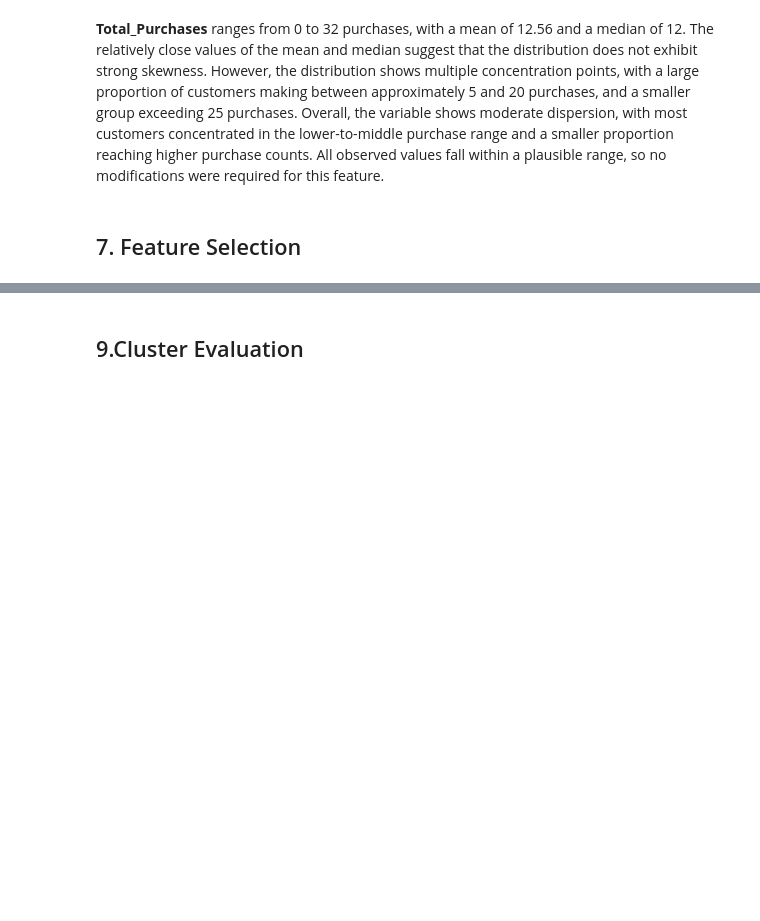
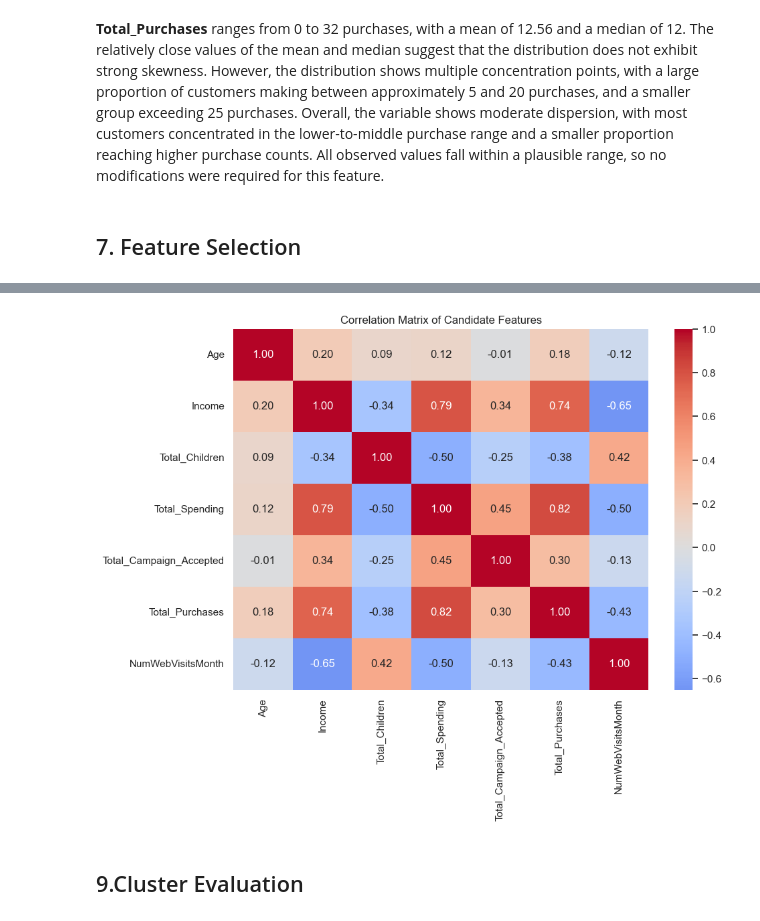
Before and after one commit to fridacarbajalordonez/customer-segmentation-kmeans, a Jupyter notebook: notebooks/customer_segmentation.ipynb, the cells around one changed output, grey strips where cells are left out. Drawn from its saved outputs; the diff is of its cells as text; code cells hidden in the pictures; blank space fills up the shorter version.

```diff
--- a/notebooks/customer_segmentation.ipynb
+++ b/notebooks/customer_segmentation.ipynb
@@ -1043,0 +1044,16 @@ plt.show()
+# %%
+# Candidate features for customer segmentation
+
+candidate_features = [
+    "Age",
+    "Income",
+    "Total_Children",
+    "Total_Spending",
+    "Total_Campaign_Accepted",
+    "Total_Purchases",
+    "NumWebVisitsMonth"
+]
+
+df_features = df_clean[candidate_features]
+
+df_features.describe()
@@ -1044,3 +1070,20 @@ plt.show()
+# %%
+plt.figure(figsize=(10, 7))
+
+corr = df_features.corr()
+
+sns.heatmap(
+    corr,
+    annot=True,
+    cmap="coolwarm",
+    fmt=".2f",
+    center=0
+)
+
+plt.title("Correlation Matrix of Candidate Features")
+plt.show()
+# %% [output]
+[figure, added]
 # %% [markdown]
 ## 9.Cluster Evaluation
 # %% [markdown]
```
Also changed, not shown: parts of 4 cells of this notebook.
